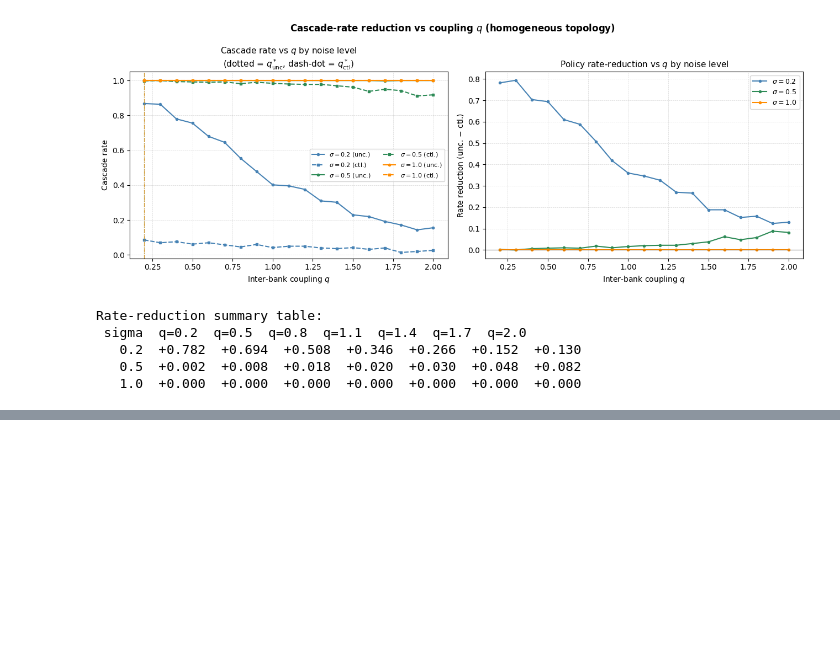
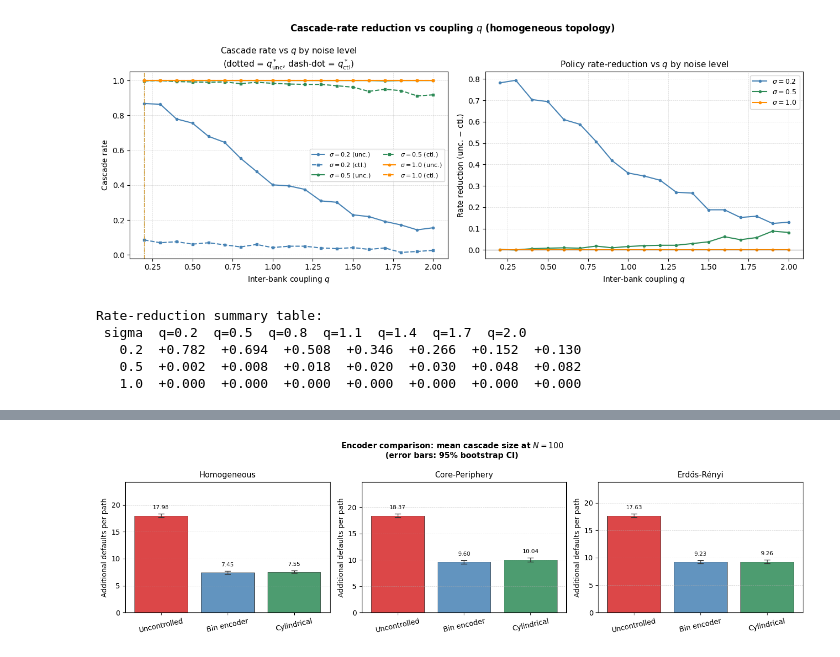
Before and after one commit to adonis107/MVA, a Jupyter notebook: notebooks/2. ABM Experiments.ipynb, the cells around one changed output, grey strips where cells are left out. Drawn from its saved outputs; the diff is of its cells as text; code cells hidden in the pictures; blank space fills up the shorter version.

```diff
--- a/notebooks/2. ABM Experiments.ipynb
+++ b/notebooks/2. ABM Experiments.ipynb
@@ -908,0 +1090,73 @@ Rate-reduction summary table:
+# %%
+import importlib
+importlib.reload(rae)
+
+bin_ckpt  = ROOT / 'results/checkpoints/systemic_risk_global_dp_bins_case_1_seed7.pt'
+cyl_ckpt  = ROOT / 'results/checkpoints/systemic_risk_global_dp_cylindrical_case_1_seed7.pt'
+
+bin_policy = rae.load_policy_from_checkpoint(bin_ckpt, args.device)
+cyl_policy = rae.load_policy_from_checkpoint(cyl_ckpt, args.device)
+
+abm_cfg_enc = rae.ABMConfig(
+    horizon=args.horizon,
+    steps=args.steps,
+    sigma=args.sigma,
+    interaction_q=float(out['calibration']['selected_q']),
+    state_dim=args.state_dim,
+    default_threshold=args.default_threshold,
+)
+topo_enc = rae.build_topologies(args.agents, args.core_hubs, args.er_p, args.device)
+
+exp2_bin = rae.experiment_2_controlled(
+    abm_cfg_enc, topo_enc, args.case, args.mc_paths, args.state_dim, args.device, bin_policy,
+)
+exp2_cyl = rae.experiment_2_controlled(
+    abm_cfg_enc, topo_enc, args.case, args.mc_paths, args.state_dim, args.device, cyl_policy,
+)
+
+print("Encoder comparison — cascade size reduction:")
+print(f"{'Topology':<22}  {'Bin encoder':>14}  {'Cylindrical':>14}  {'Δ (cyl−bin)':>14}")
+print('-' * 70)
+for n, pn in zip(names, pretty_names):
+    b_red = exp2_bin[n]['cascade_size_reduction']
+    c_red = exp2_cyl[n]['cascade_size_reduction']
+    print(f"  {pn:<20}  {b_red:>14.3f}  {c_red:>14.3f}  {c_red - b_red:>14.3f}")
+
+import numpy as np
+
+enc_labels = ['Bin encoder', 'Cylindrical']
+enc_colors = ['steelblue', 'seagreen']
+exps = [exp2_bin, exp2_cyl]
+
+fig, axes = plt.subplots(1, 3, figsize=(14, 4), sharey=False)
+fig.suptitle(
+    'Encoder comparison: mean cascade size at $N=100$\n(error bars: 95% bootstrap CI)',
+    fontsize=11, fontweight='bold',
+)
+
+for col_idx, (n, pn) in enumerate(zip(names, pretty_names)):
+    ax = axes[col_idx]
+    unc_val = exp2_bin[n]['uncontrolled']['stats']['mean_cascade_size']
+    bar_vals = [unc_val] + [exp[n]['controlled']['stats']['mean_cascade_size'] for exp in exps]
+    bar_cis  = [
+        exp2_bin[n]['uncontrolled']['stats'].get('mean_cascade_size_ci', [unc_val, unc_val]),
+    ] + [exp[n]['controlled']['stats'].get('mean_cascade_size_ci', [bar_vals[i+1], bar_vals[i+1]])
+         for i, exp in enumerate(exps)]
+    bar_errs_lo = [max(0, v - ci[0]) for v, ci in zip(bar_vals, bar_cis)]
+    bar_errs_hi = [max(0, ci[1] - v) for v, ci in zip(bar_vals, bar_cis)]
+    xlabels = ['Uncontrolled'] + enc_labels
+    colors = ['#d62728', 'steelblue', 'seagreen']
+    bars = ax.bar(xlabels, bar_vals, color=colors, alpha=0.85, edgecolor='k', linewidth=0.5,
+                  yerr=[bar_errs_lo, bar_errs_hi], capsize=4,
+                  error_kw={'elinewidth': 1.0, 'ecolor': '#333'})
+    ax.bar_label(bars, fmt='%.2f', padding=5, fontsize=8)
+    ax.set_title(pn, fontsize=11)
+    ax.set_ylabel('Additional defaults per path')
+    ax.tick_params(axis='x', rotation=12)
+    ax.grid(axis='y', ls='--', lw=0.5, alpha=0.6)
+    if unc_val > 0:
+        ax.set_ylim(0, unc_val * 1.35)
+
+plt.tight_layout()
+save_and_show('abm_encoder_comparison')
+# %% [output]
@@ -908,0 +1170 @@ Rate-reduction summary table:
+[figure, added]
```
Also changed, not shown: parts of 8 cells of this notebook, 3 other files.
